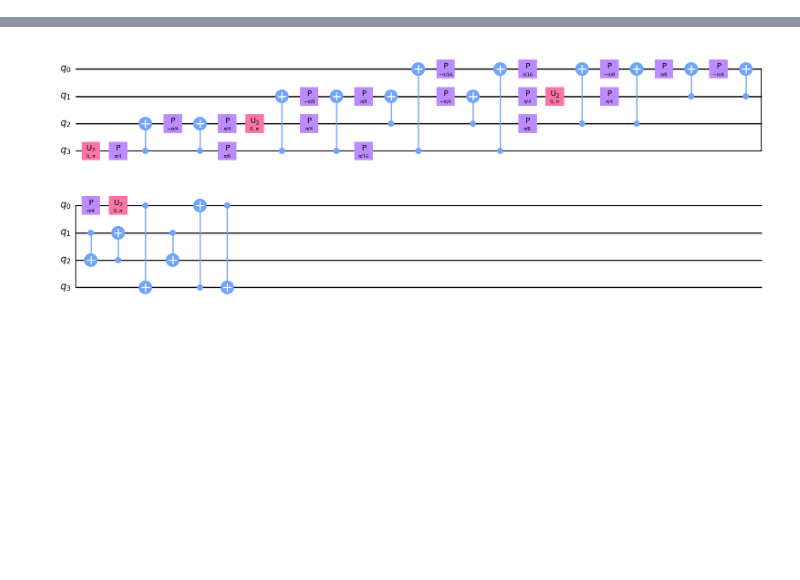
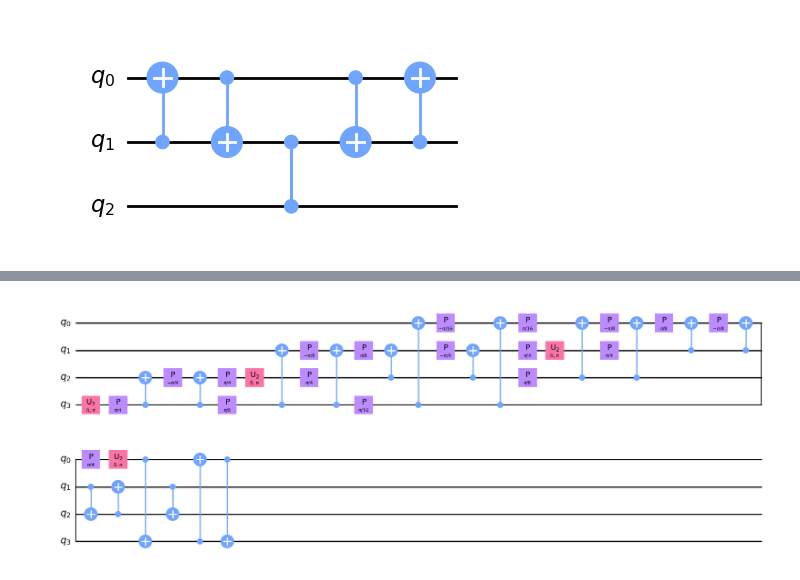
Before and after one commit to Pitt-JonesLab/mirror-gates, a Jupyter notebook: src/notebooks/circuit_dag.ipynb, the cells around one changed output, grey strips where cells are left out. Saved outputs shown, nothing was run; the diff lists cells and outputs as text; code cells hidden in the pictures; blank space fills up the shorter version.

```diff
--- a/src/notebooks/circuit_dag.ipynb
+++ b/src/notebooks/circuit_dag.ipynb
@@ -0,0 +1,12 @@
+# %%
+from qiskit import QuantumCircuit
+
+qc1 = QuantumCircuit(3)
+qc1.cx(1, 0)
+qc1.cx(0, 1)
+qc1.cz(1, 2)
+qc1.cx(0, 1)
+qc1.cx(1, 0)
+qc1.draw("mpl")
+# %% [output]
+[figure, added]
```
Also changed, not shown: parts of 14 cells of this notebook, 17 other files.
